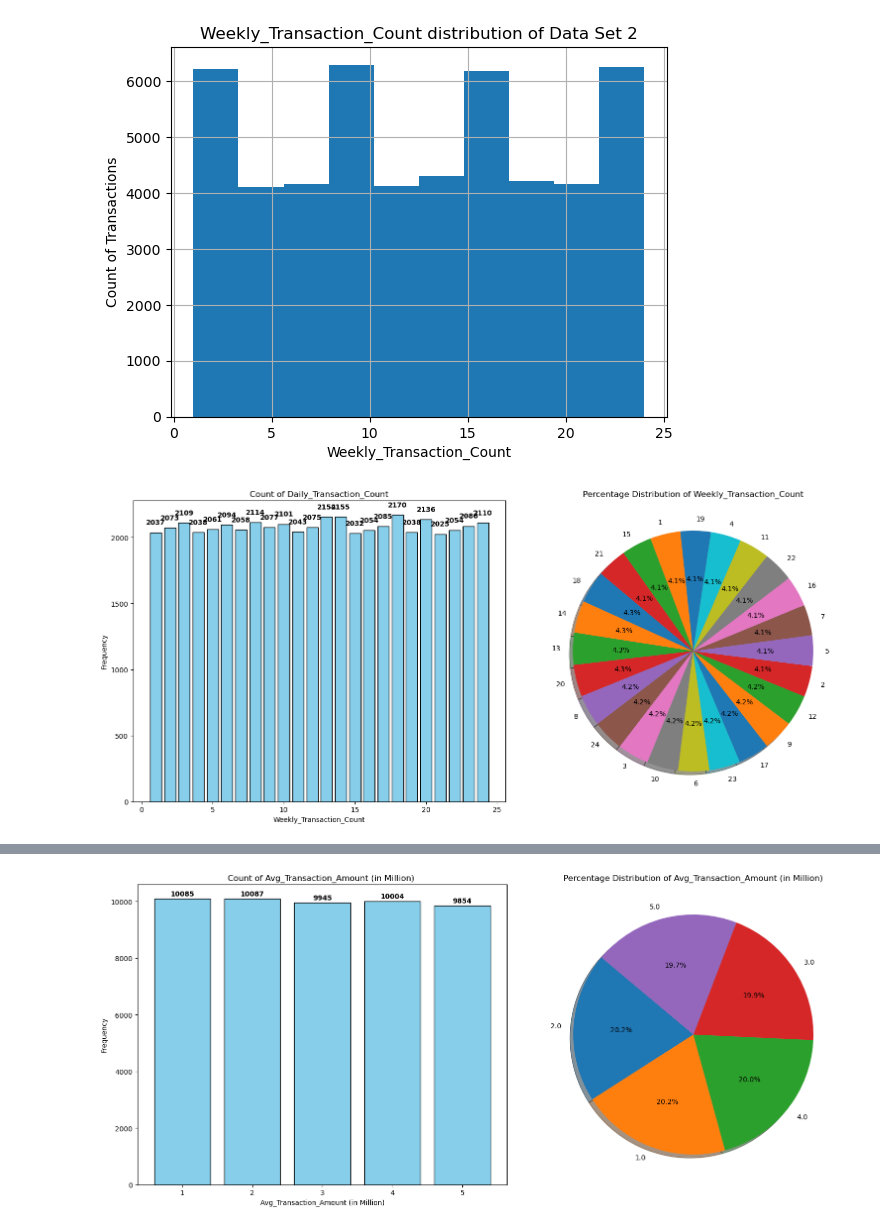
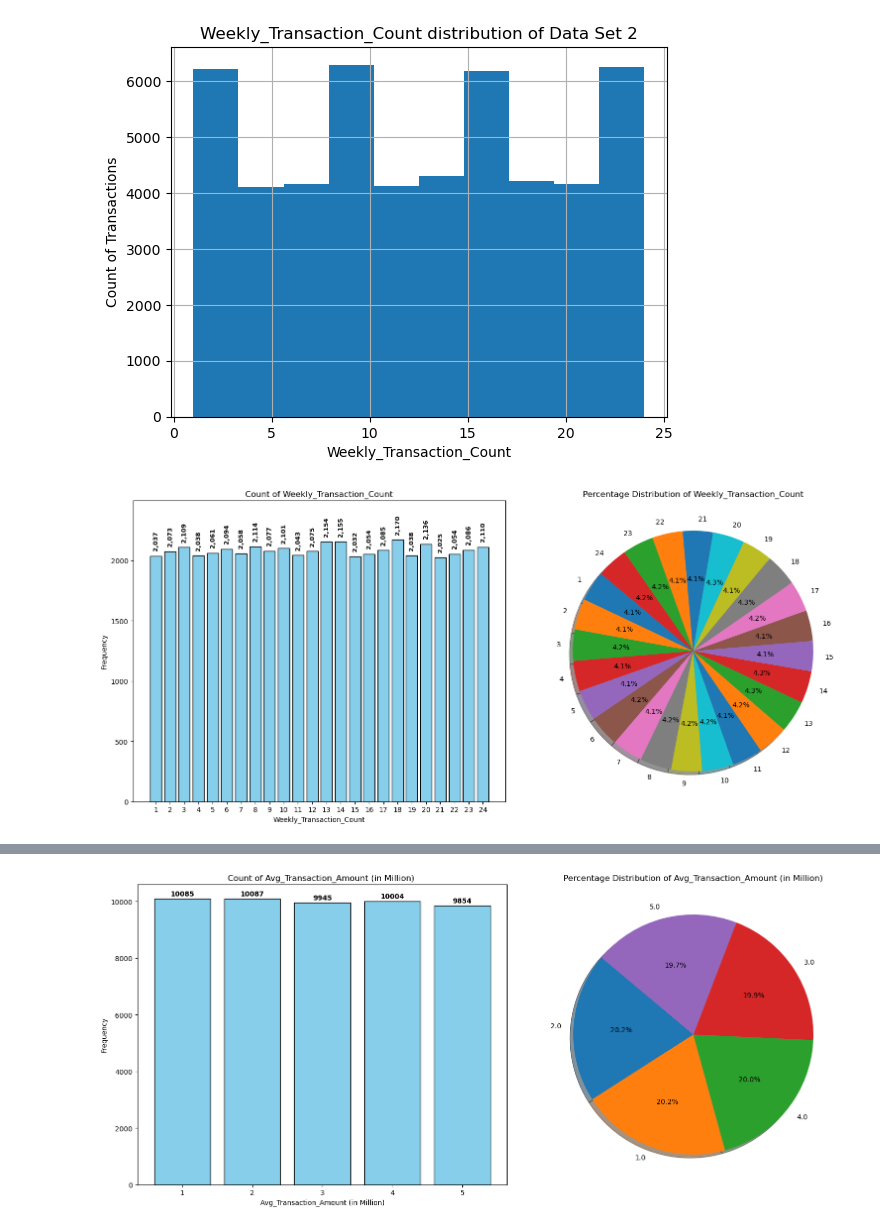
Before and after one commit to edgarcwleung/cosc2669_individual_tasks, a Jupyter notebook: A1_Task_1.ipynb, the cells around one changed output, grey strips where cells are left out. Saved outputs shown, nothing was run; the diff lists cells and outputs as text; code cells hidden in the pictures.

```diff
--- a/A1_Task_1.ipynb
+++ b/A1_Task_1.ipynb
@@ -2323,6 +2420,8 @@ bars = ax[0].bar(counts.index, counts.values, color='skyblue', edgecolor='black'
 ax[0].set_title('Count of is_fraud ')
 ax[0].set_xlabel('is_fraud')
 ax[0].set_ylabel('Frequency')
+ax[0].set_xticks(range(len(counts)))
+ax[0].set_xticklabels(counts.index.astype(str))
 
 # Add text labels on top of bars
 for bar in bars:
@@ -2513,5 +2605,5 @@ plt.show()
 # %%
-counts = banking_data_process['Transaction_Amount (in Million)'].value_counts()
+counts = banking_data_process['Transaction_Amount (in Million)'].value_counts().sort_index()
 
 fig, ax = plt.subplots(1, 2, figsize=(16, 7))
 
@@ -2520,6 +2612,8 @@ bars = ax[0].bar(counts.index, counts.values, color='skyblue', edgecolor='black'
 ax[0].set_title('Count of Transaction_Amount (in Million) ')
 ax[0].set_xlabel('Transaction_Amount (in Million)')
 ax[0].set_ylabel('Frequency')
+ax[0].set_xticks(counts.index)
+ax[0].set_xticklabels(counts.index)
 
 # Add text labels on top of bars
 for bar in bars:
@@ -2594,27 +2692,43 @@ plt.show()
 <Figure size 640x480 with 0 Axes>
 [figure]
 # %%
-counts = banking_data_process['Weekly_Transaction_Count'].value_counts()
+counts = banking_data_process['Weekly_Transaction_Count'].value_counts().sort_index()
 
 fig, ax = plt.subplots(1, 2, figsize=(16, 7))
 
+positions = range(len(counts))
+x_labels = counts.index.astype(str)
+
 # Plot the Bar Chart in terms of Count
 bars = ax[0].bar(counts.index, counts.values, color='skyblue', edgecolor='black')
-ax[0].set_title('Count of Daily_Transaction_Count')
+ax[0].set_title('Count of Weekly_Transaction_Count')
 ax[0].set_xlabel('Weekly_Transaction_Count')
 ax[0].set_ylabel('Frequency')
+ax[0].set_xticks(counts.index)
+ax[0].set_xticklabels(counts.index)
 
 # Add text labels on top of bars
+max_val = counts.values.max()
 for bar in bars:
     yval = bar.get_height()
-    ax[0].text(bar.get_x() + bar.get_width()/2, yval + 50, yval, ha='center', va='bottom', fontweight='bold')
+    ax[0].text(
+        bar.get_x() + bar.get_width()/2,
+        yval + (max_val * 0.02),
+        f"{int(yval):,}",
+        ha='center',
+        va='bottom',
+        fontweight='bold',
+        fontsize=9,
+        rotation=90
+    )
+ax[0].set_ylim(0, max_val * 1.15)
 
 # Plot Pie Chart in terms of Percentange
 counts.plot(kind='pie', ax=ax[1], autopct='%1.1f%%', startangle=140, shadow=True)
 ax[1].set_title('Percentage Distribution of Weekly_Transaction_Count')
 ax[1].set_ylabel('')
 
 plt.tight_layout()
 plt.show()
 # %% [output]
-[figure, old version]
+[figure, new version]
```
Also changed, not shown: parts of 203 cells of this notebook.
